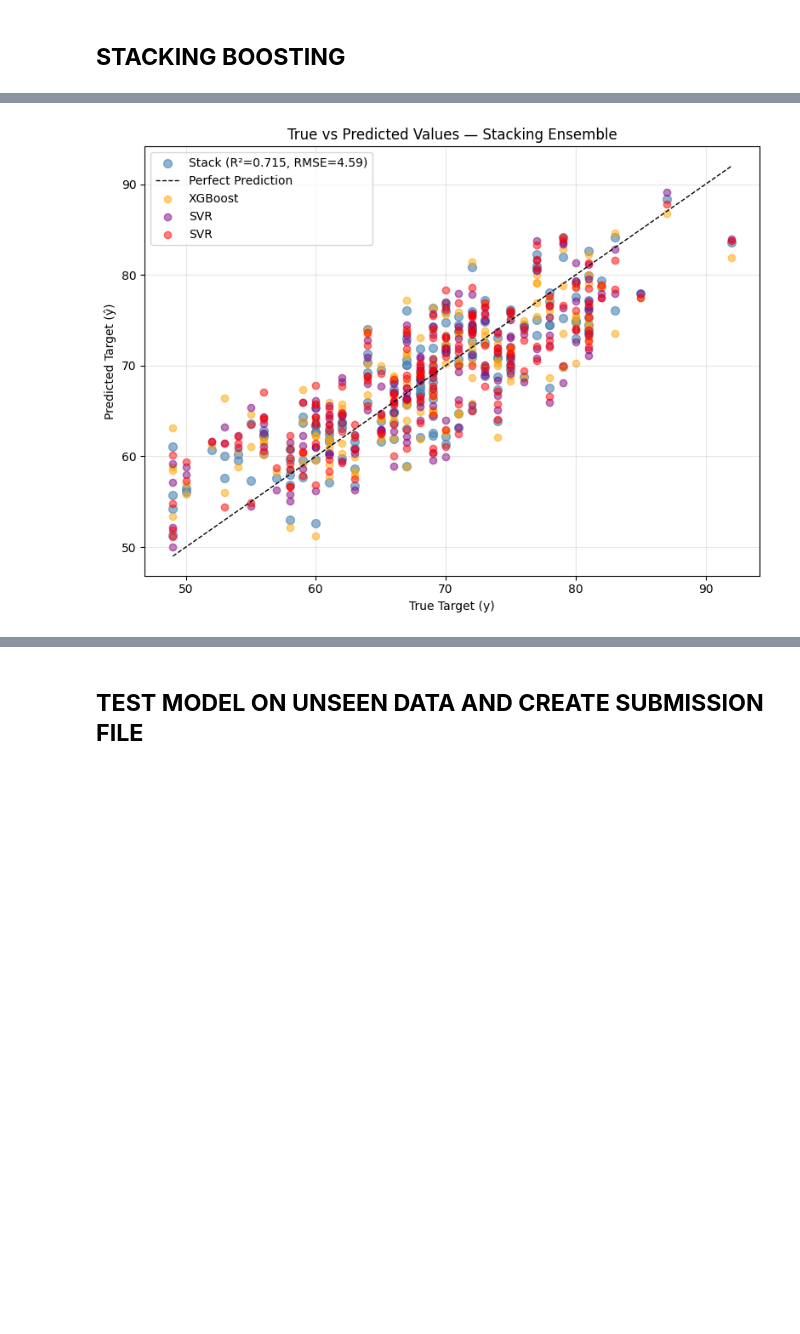
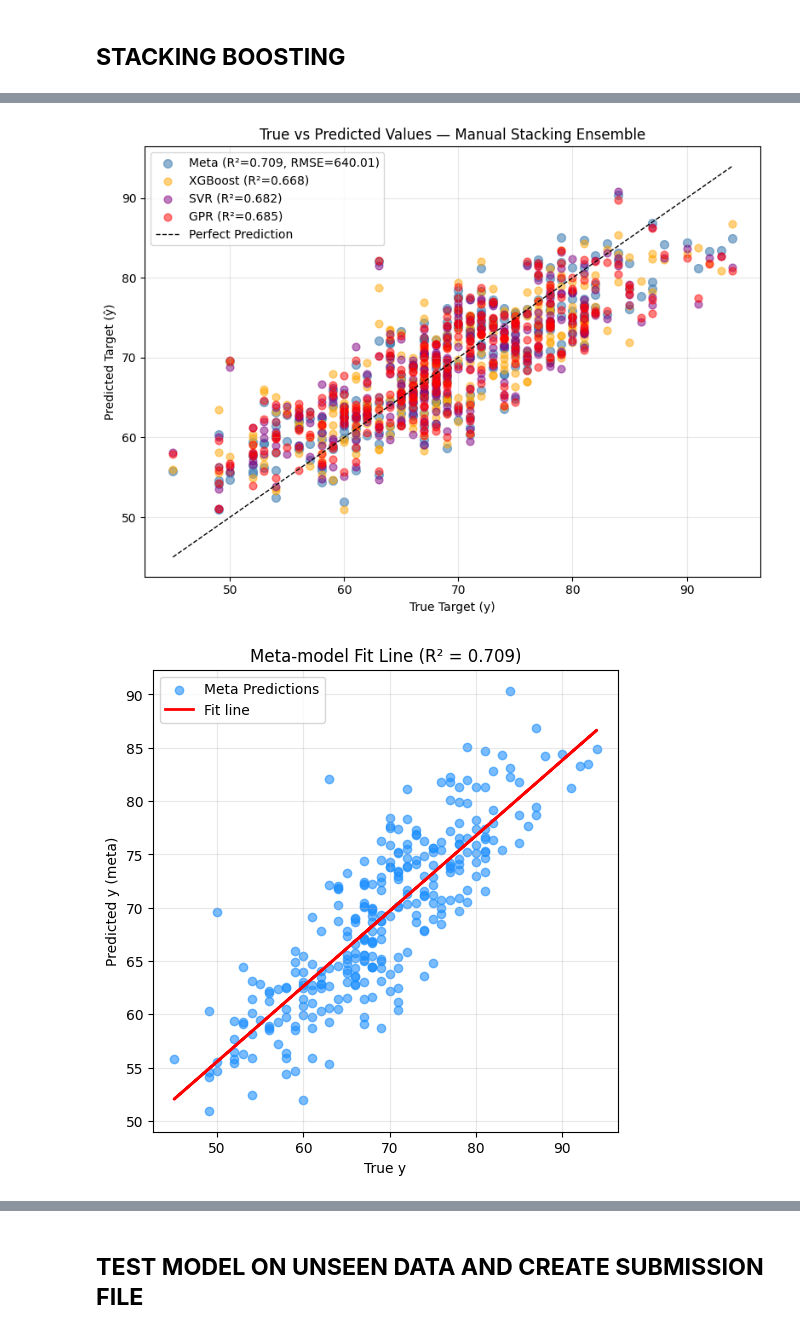
Before and after one commit to lambione/ETH-KAGGLE-COMPETITIONS-AML, a Jupyter notebook: PROJECT_1/mri_detection.ipynb, the cells around one changed output, grey strips where cells are left out. Drawn from its saved outputs; the diff is of its cells as text; code cells hidden in the pictures; blank space fills up the shorter version.

```diff
--- a/PROJECT_1/mri_detection.ipynb
+++ b/PROJECT_1/mri_detection.ipynb
@@ -370,7 +370,7 @@ else:
 corr_with_age = X_imp_train.apply(lambda x: np.corrcoef(x, y_age)[0, 1])
 corr_sorted = corr_with_age.sort_values()
 
-top_features_negative = corr_sorted.index[:40]
+top_features_negative = corr_sorted.index[:32]
 
 # bins = [0, 45, 50, 55, 60, 65, 70, 75, 80, np.inf]
 # labels = ['≤45', '46–50', '51–55', '56–60', '61–65', '66–70', '71–75', '76–80', '>80']
@@ -417,7 +417,7 @@ else:
 corr_with_age = X_imp_train.apply(lambda x: np.corrcoef(x, y_age)[0, 1])
 corr_sorted = corr_with_age.sort_values(ascending=False)
 
-top_features_positive = corr_sorted.index[:40]
+top_features_positive = corr_sorted.index[:32]
 
 # Define age bins
 # bins = [0, 45, 50, 55, 60, 65, 70, 75, 80, np.inf]
@@ -770,34 +799,50 @@ plt.show()
 # %%
 import matplotlib.pyplot as plt
 import numpy as np
+from sklearn.metrics import r2_score, mean_squared_error
 
-y_pred_stack = stack_model.predict(X_val)
-
-r2 = r2_score(y_val, y_pred_stack)
-rmse = mean_squared_error(y_val, y_pred_stack) ** 0.5
+r2_meta = r2_score(y_val_more, meta_pred_val)
+rmse_meta = mean_squared_error(y_val_more, meta_pred_val) ** 2
 
 plt.figure(figsize=(8, 6))
-plt.scatter(y_val, y_pred_stack, color='steelblue', alpha=0.6, s=50, label=f'Stack (R²={r2:.3f}, RMSE={rmse:.2f})')
 
-min_val = min(y_val.min(), y_pred_stack.min())
-max_val = max(y_val.max(), y_pred_stack.max())
+plt.scatter(
+    y_val_more, meta_pred_val,
+    color='steelblue', alpha=0.6, s=50,
+    label=f'Meta (R²={r2_meta:.3f}, RMSE={rmse_meta:.2f})'
+)
+
+plt.scatter(y_val_less, predictions_val['xgb'], color='orange', alpha=0.5, s=40, label=f'XGBoost (R²={r2_val_xgb:.3f})')
+plt.scatter(y_val_more, predictions_val['svr'], color='purple', alpha=0.5, s=40, label=f'SVR (R²={r2_val_svr:.3f})')
+plt.scatter(y_val_more, predictions_val['gpr'], color='red', alpha=0.5, s=40, label=f'GPR (R²={r2_val_gpr:.3f})')
+
+min_val = min(y_val_more.min(), meta_pred_val.min())
+max_val = max(y_val_more.max(), meta_pred_val.max())
 plt.plot([min_val, max_val], [min_val, max_val], 'k--', lw=1, label='Perfect Prediction')
 
-plt.scatter(y_val, predictions_val['XGBoost'], color='orange', alpha=0.5, label='XGBoost')
-plt.scatter(y_val, predictions_val['SVR'], color='purple', alpha=0.5, label='SVR')
-plt.scatter(y_val, predictions_val['gpr'], color='red', alpha=0.5, label='SVR')
-# plt.scatter(y_val, predictions_val['enet'], color='red', alpha=0.5, label='enet')
-
-
 plt.xlabel('True Target (y)')
-plt.ylabel('Predicted Target (ŷ)')
-plt.title('True vs Predicted Values — Stacking Ensemble')
+plt.ylabel('Predicted Target (ŷ)')
+plt.title('True vs Predicted Values — Manual Stacking Ensemble')
 plt.legend()
 plt.grid(alpha=0.3)
 plt.tight_layout()
 plt.show()
+
+plt.figure(figsize=(6,6))
+plt.scatter(y_val_more, meta_pred_val, alpha=0.6, color='dodgerblue', label='Meta Predictions')
+coef = np.polyfit(y_val_more, meta_pred_val, 1)
+poly1d_fn = np.poly1d(coef)
+plt.plot(y_val_more, poly1d_fn(y_val_more), color='red', lw=2, label='Fit line')
+
+plt.xlabel("True y")
+plt.ylabel("Predicted y (meta)")
+plt.title(f"Meta-model Fit Line (R² = {r2_meta:.3f})")
+plt.legend()
+plt.grid(alpha=0.3)
+plt.show()
 # %% [output]
-[figure, old version]
+[figure, new version]
+[figure, added]
 # %%
 import numpy as np
 import matplotlib.pyplot as plt
```
Also changed, not shown: parts of 8 cells of this notebook.
